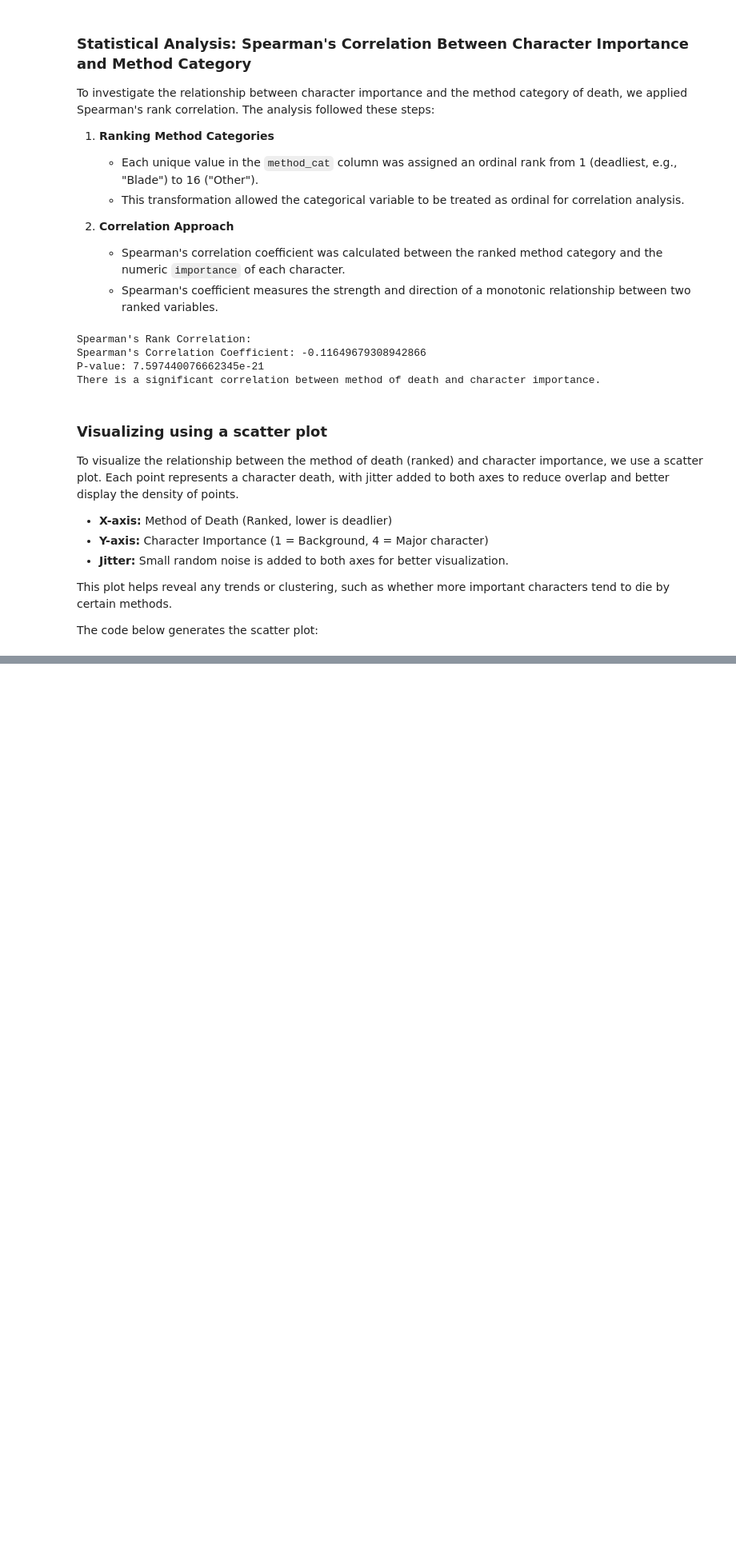
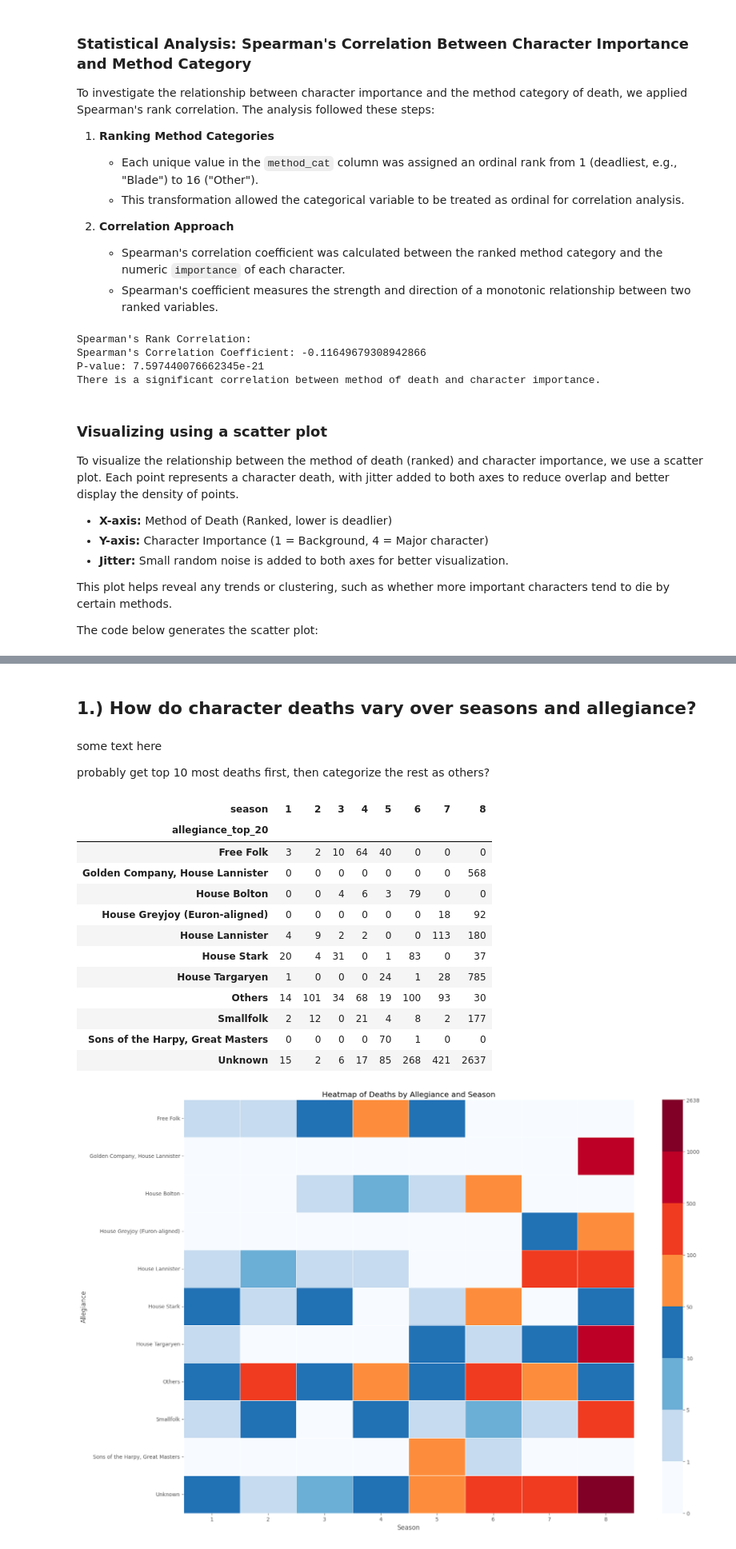
Before and after one commit to YoshChua/CSMODEL_MP, a Jupyter notebook: CSMODEL_MP.ipynb, the cells around one changed output, grey strips where cells are left out. Shown: that part at 80% size. Saved outputs shown, nothing was run; the diff lists cells and outputs as text; code cells hidden in the pictures; blank space fills up the shorter version.

```diff
--- a/CSMODEL_MP.ipynb
+++ b/CSMODEL_MP.ipynb
@@ -554,0 +607,49 @@ Overall, the analysis highlights the narrative choices in Game of Thrones, where
+# %% [markdown]
+## 1.) How do character deaths vary over seasons and allegiance?
+# %% [markdown]
+some text here
+
+probably get top 10 most deaths first, then categorize the rest as others?
+# %%
+import seaborn as sns
+from matplotlib.colors import ListedColormap, BoundaryNorm
+
+top_20 = deaths_by_allegiance.sort_values(ascending=False).head(10).index
+GOTdeaths_df['allegiance_top_20'] = GOTdeaths_df['allegiance'].where(GOTdeaths_df['allegiance'].isin(top_20), 'Others')
+
+allegiance_season_pivot = GOTdeaths_df.pivot_table(
+    index='allegiance_top_20',
+    columns='season',
+    values='character_killed',
+    aggfunc='count',
+    fill_value=0
+)
+display(allegiance_season_pivot)
+
+bounds = [0, 1, 5, 10, 50, 100, 500, 1000, allegiance_season_pivot.values.max()+1]
+colors = ['#f7fbff', '#c6dbef', '#6baed6', '#2171b5', '#fd8d3c', '#f03b20', '#bd0026', '#800026']
+cmap = ListedColormap(colors)
+norm = BoundaryNorm(bounds, cmap.N)
+
+plt.figure(figsize=(18, 12))
+sns.heatmap(allegiance_season_pivot, cmap=cmap, norm=norm, linewidths=0.5)
+plt.title('Heatmap of Deaths by Allegiance and Season')
+plt.xlabel('Season')
+plt.ylabel('Allegiance')
+plt.tight_layout()
+plt.show()
+# %% [output]
+| season | 1 | 2 | 3 | 4 | 5 | 6 | 7 | 8 |
+| allegiance_top_20 |  |  |  |  |  |  |  |  |
+| Free Folk | 3 | 2 | 10 | 64 | 40 | 0 | 0 | 0 |
+| Golden Company, House Lannister | 0 | 0 | 0 | 0 | 0 | 0 | 0 | 568 |
+| House Bolton | 0 | 0 | 4 | 6 | 3 | 79 | 0 | 0 |
+| House Greyjoy (Euron-aligned) | 0 | 0 | 0 | 0 | 0 | 0 | 18 | 92 |
+| House Lannister | 4 | 9 | 2 | 2 | 0 | 0 | 113 | 180 |
+| House Stark | 20 | 4 | 31 | 0 | 1 | 83 | 0 | 37 |
+| House Targaryen | 1 | 0 | 0 | 0 | 24 | 1 | 28 | 785 |
+| Others | 14 | 101 | 34 | 68 | 19 | 100 | 93 | 30 |
+| Smallfolk | 2 | 12 | 0 | 21 | 4 | 8 | 2 | 177 |
+| Sons of the Harpy, Great Masters | 0 | 0 | 0 | 0 | 70 | 1 | 0 | 0 |
+| Unknown | 15 | 2 | 6 | 17 | 85 | 268 | 421 | 2637 |
+[figure, added]
```
Also changed, not shown: parts of 11 cells of this notebook.
